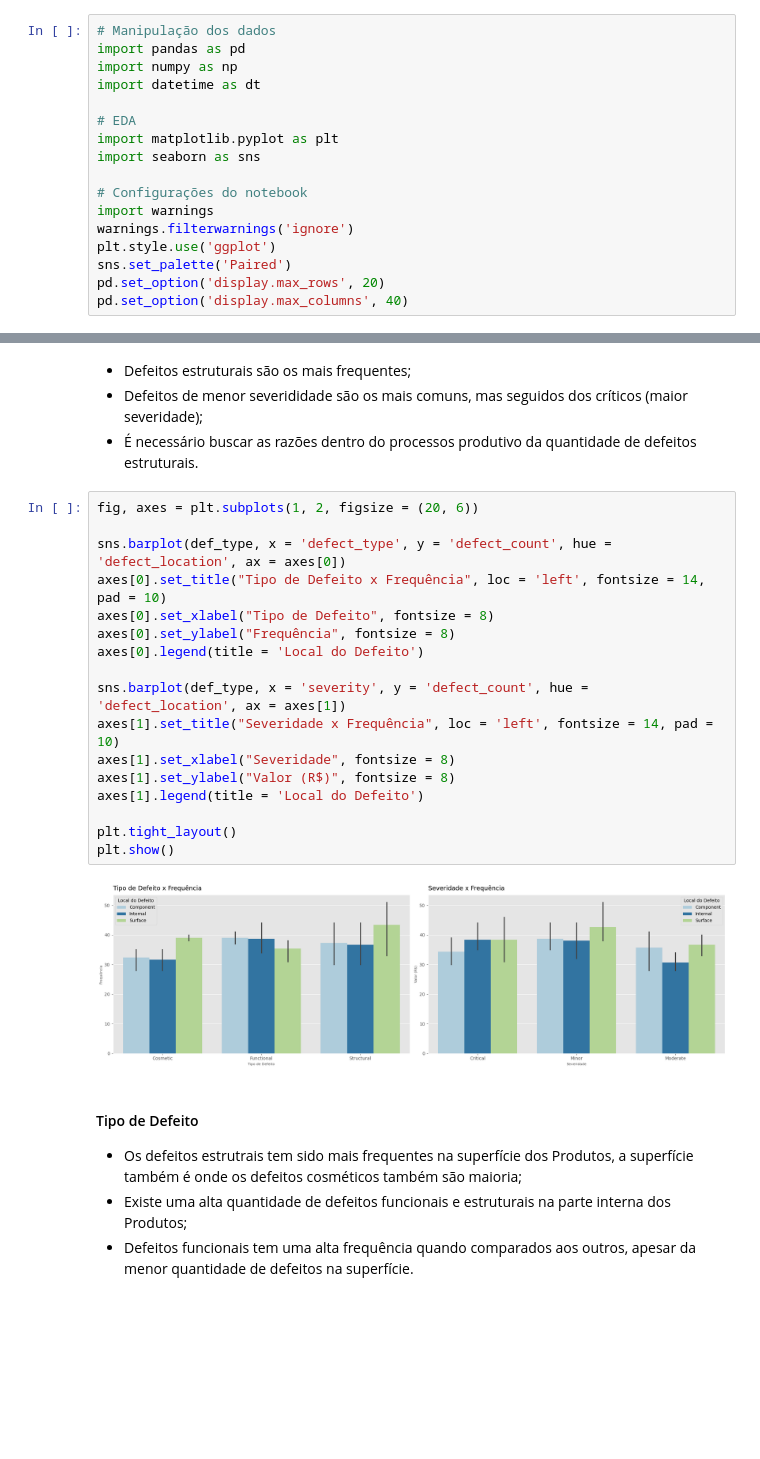
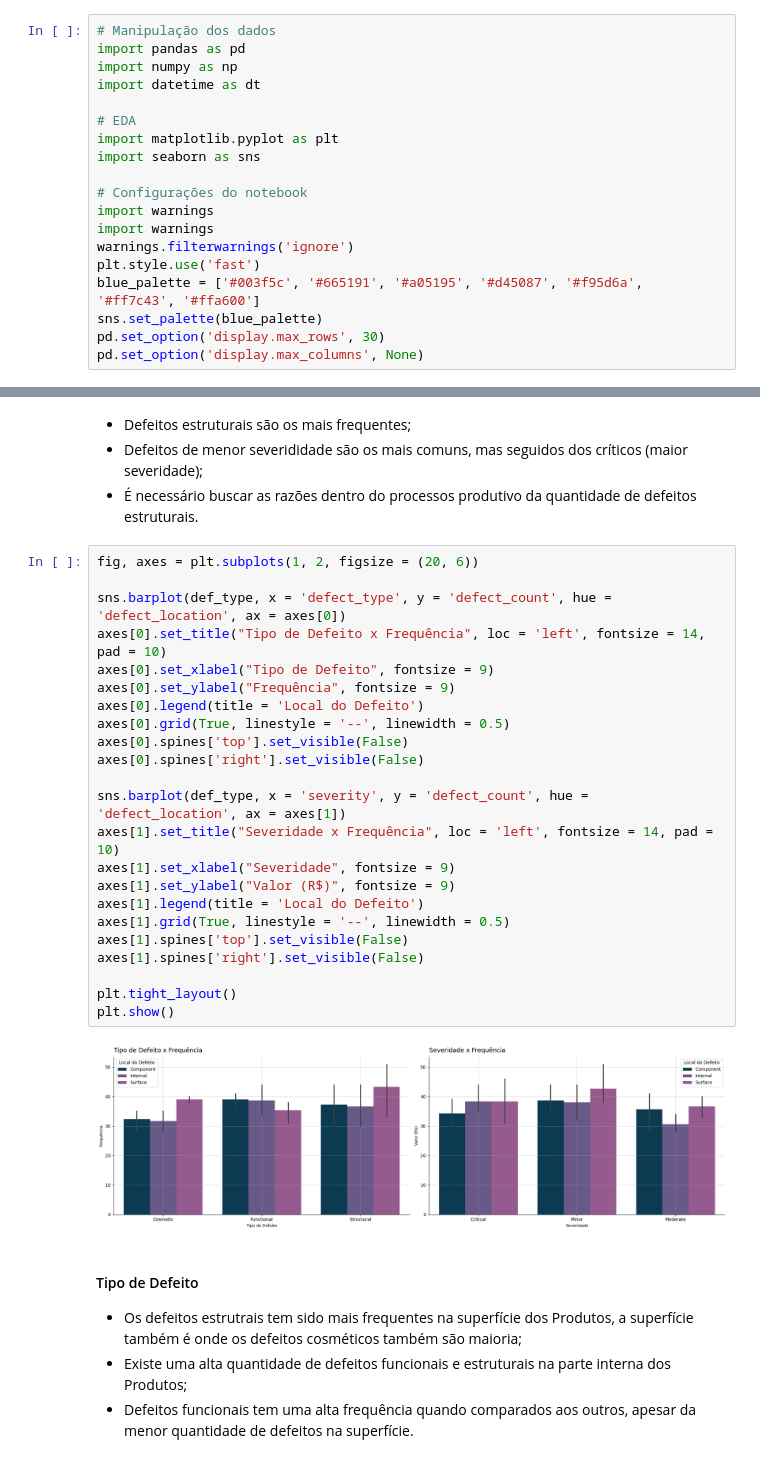
Before and after one commit to datalopes1/manufacturing_defects, a Jupyter notebook: notebooks/eda.ipynb, the cells around one changed output, grey strips where cells are left out. Drawn from its saved outputs; the diff is of its cells as text; blank space fills up the shorter version.

```diff
--- a/notebooks/eda.ipynb
+++ b/notebooks/eda.ipynb
@@ -36,8 +36,10 @@ import seaborn as sns
 
 # Configurações do notebook
 import warnings
+import warnings
 warnings.filterwarnings('ignore')
-plt.style.use('ggplot')
-sns.set_palette('Paired')
-pd.set_option('display.max_rows', 20)
-pd.set_option('display.max_columns', 40)
+plt.style.use('fast')
+blue_palette = ['#003f5c', '#665191', '#a05195', '#d45087', '#f95d6a', '#ff7c43', '#ffa600']
+sns.set_palette(blue_palette)
+pd.set_option('display.max_rows', 30)
+pd.set_option('display.max_columns', None)
@@ -286,22 +330,28 @@ plt.show()
 # %%
 fig, axes = plt.subplots(1, 2, figsize = (20, 6))
 
 sns.barplot(def_type, x = 'defect_type', y = 'defect_count', hue = 'defect_location', ax = axes[0])
 axes[0].set_title("Tipo de Defeito x Frequência", loc = 'left', fontsize = 14, pad = 10)
-axes[0].set_xlabel("Tipo de Defeito", fontsize = 8)
-axes[0].set_ylabel("Frequência", fontsize = 8)
+axes[0].set_xlabel("Tipo de Defeito", fontsize = 9)
+axes[0].set_ylabel("Frequência", fontsize = 9)
 axes[0].legend(title = 'Local do Defeito')
+axes[0].grid(True, linestyle = '--', linewidth = 0.5)
+axes[0].spines['top'].set_visible(False)
+axes[0].spines['right'].set_visible(False)
 
 sns.barplot(def_type, x = 'severity', y = 'defect_count', hue = 'defect_location', ax = axes[1])
 axes[1].set_title("Severidade x Frequência", loc = 'left', fontsize = 14, pad = 10)
-axes[1].set_xlabel("Severidade", fontsize = 8)
-axes[1].set_ylabel("Valor (R$)", fontsize = 8)
+axes[1].set_xlabel("Severidade", fontsize = 9)
+axes[1].set_ylabel("Valor (R$)", fontsize = 9)
 axes[1].legend(title = 'Local do Defeito')
+axes[1].grid(True, linestyle = '--', linewidth = 0.5)
+axes[1].spines['top'].set_visible(False)
+axes[1].spines['right'].set_visible(False)
 
 plt.tight_layout()
 plt.show()
 # %% [output]
-[figure, old version]
+[figure, new version]
 # %% [markdown]
 #### Tipo de Defeito
 
```
Also changed, not shown: parts of 12 cells of this notebook, 1 other file.
